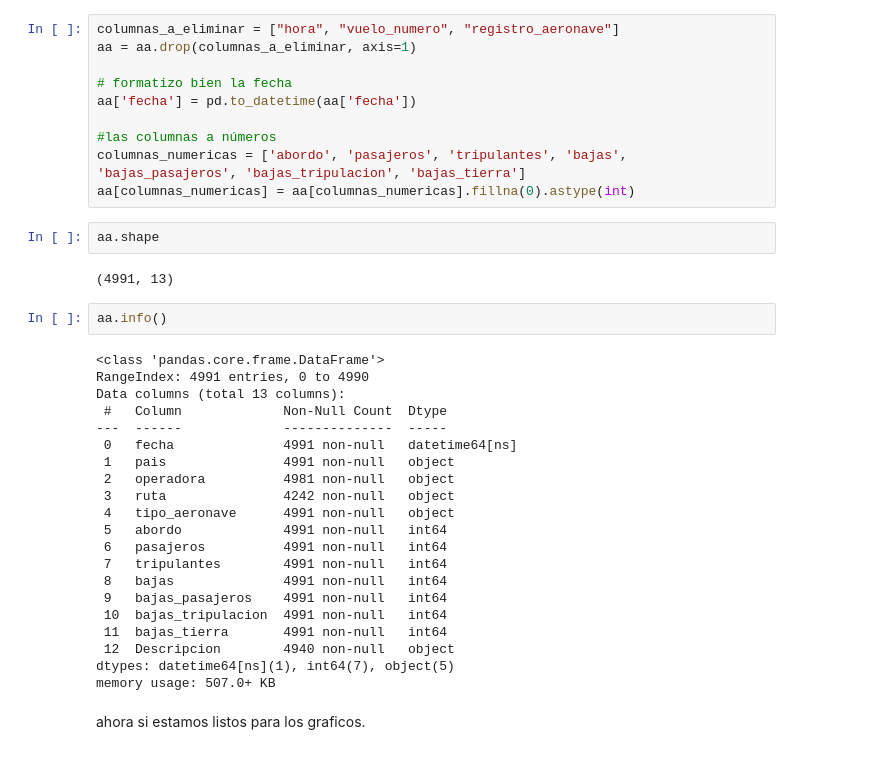
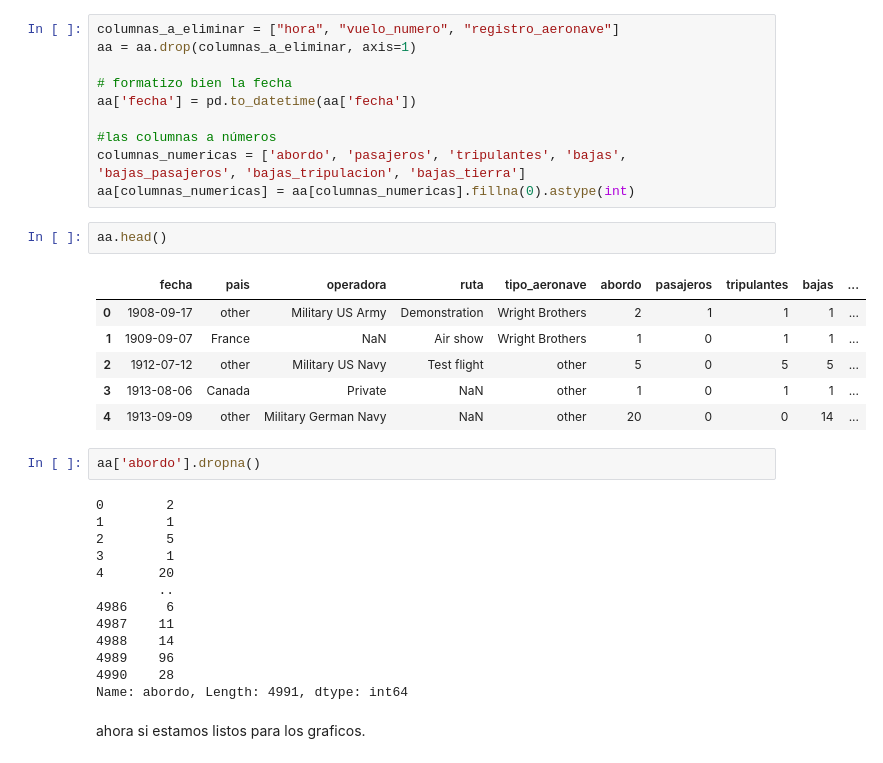
Before and after one commit to damian-code29/Avioncitos, a Jupyter notebook: dos_analisis.ipynb, the cells around one changed output. Drawn from its saved outputs; the diff is of its cells as text.

```diff
--- a/dos_analisis.ipynb
+++ b/dos_analisis.ipynb
@@ -61,32 +46,29 @@ aa['fecha'] = pd.to_datetime(aa['fecha'])
 columnas_numericas = ['abordo', 'pasajeros', 'tripulantes', 'bajas', 'bajas_pasajeros', 'bajas_tripulacion', 'bajas_tierra']
 aa[columnas_numericas] = aa[columnas_numericas].fillna(0).astype(int)
 # %%
-aa.shape
+aa.head()
 # %% [output]
-(4991, 13)
+|  | fecha | pais | operadora | ruta | tipo_aeronave | abordo | pasajeros | tripulantes | bajas | ... |
+| 0 | 1908-09-17 | other | Military US Army | Demonstration | Wright Brothers | 2 | 1 | 1 | 1 | ... |
+| 1 | 1909-09-07 | France | NaN | Air show | Wright Brothers | 1 | 0 | 1 | 1 | ... |
+| 2 | 1912-07-12 | other | Military US Navy | Test flight | other | 5 | 0 | 5 | 5 | ... |
+| 3 | 1913-08-06 | Canada | Private | NaN | other | 1 | 0 | 1 | 1 | ... |
+| 4 | 1913-09-09 | other | Military German Navy | NaN | other | 20 | 0 | 0 | 14 | ... |
-# %%
-aa.info()
-# %% [output]
-<class 'pandas.core.frame.DataFrame'>
-RangeIndex: 4991 entries, 0 to 4990
-Data columns (total 13 columns):
- #   Column             Non-Null Count  Dtype
----  ------             --------------  -----
- 0   fecha              4991 non-null   datetime64[ns]
- 1   pais               4991 non-null   object
- 2   operadora          4981 non-null   object
- 3   ruta               4242 non-null   object
- 4   tipo_aeronave      4991 non-null   object
- 5   abordo             4991 non-null   int64
- 6   pasajeros          4991 non-null   int64
- 7   tripulantes        4991 non-null   int64
- 8   bajas              4991 non-null   int64
- 9   bajas_pasajeros    4991 non-null   int64
- 10  bajas_tripulacion  4991 non-null   int64
- 11  bajas_tierra       4991 non-null   int64
- 12  Descripcion        4940 non-null   object
-dtypes: datetime64[ns](1), int64(7), object(5)
-memory usage: 507.0+ KB
+# %%
+aa['abordo'].dropna()
+# %% [output]
+0        2
+1        1
+2        5
+3        1
+4       20
+        ..
+4986     6
+4987    11
+4988    14
+4989    96
+4990    28
+Name: abordo, Length: 4991, dtype: int64
 # %% [markdown]
 ahora si estamos listos para los graficos.
 # %%
```
Also changed, not shown: parts of 8 cells of this notebook, 4 other files.
